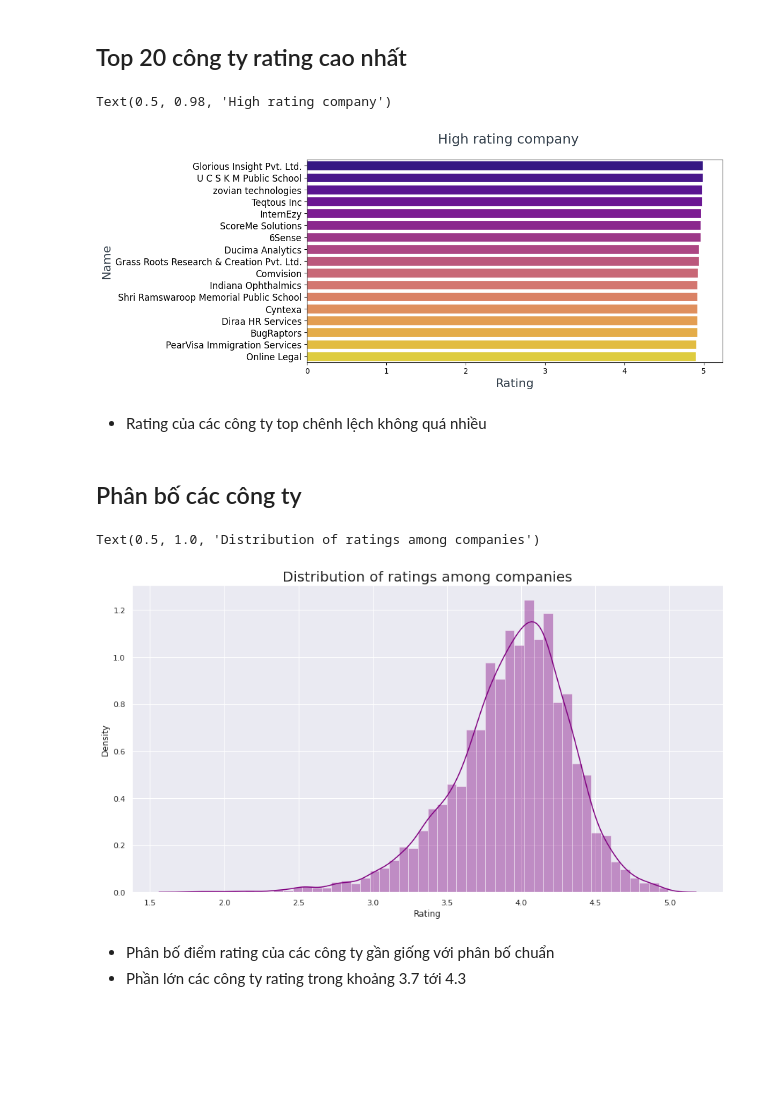
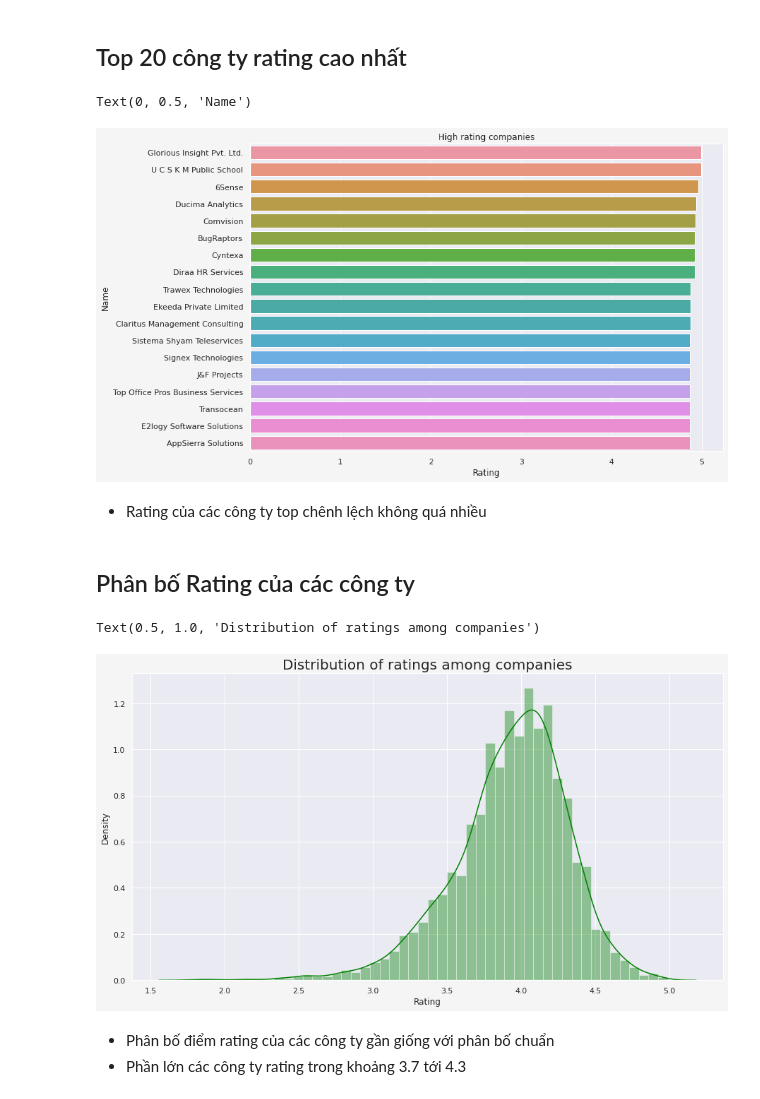
Before and after one commit to phuocleoceo/AmbitionBox-Rating, a Jupyter notebook: raw data/eda.ipynb, the cells around one changed output. Saved outputs shown, nothing was run; the diff lists cells and outputs as text; code cells hidden in the pictures; blank space fills up the shorter version.

```diff
--- a/raw data/eda.ipynb
+++ b/raw data/eda.ipynb
@@ -90,28 +123,32 @@ df.isna().mean().sort_values().plot(kind='barh', color='tab:blue')
 ## Top 20 công ty rating cao nhất
 # %%
 top20_company = df.sort_values(by='Rating', ascending=False)[:20]
-# %%
-fig, ax = plt.subplots(figsize=(10, 5), dpi=100)
-plt.yticks(size=12)
-sns.set(style="darkgrid")
-sns.barplot(data=top20_company, x='Rating', y='Name', palette='plasma')
-ax.set_xlabel('Rating', fontsize=16, color = '#333F4B')
-ax.set_ylabel('Name', fontsize=16, color = '#333F4B')
-fig.suptitle('High rating company',fontsize=18, color = '#333F4B')
-# %% [output]
-Text(0.5, 0.98, 'High rating company')
-[figure, removed]
+# %%
+
+plt.rcParams['figure.facecolor']='whitesmoke'
+
+topApply=df[['Name','Rating']].sort_values('Rating',ascending=False).head(20)
+
+plt.figure(figsize=(12,8))
+plt.rcParams['font.size']=20
+sns.barplot(x='Rating',y='Name',data=topApply)
+plt.title('High rating companies')
+plt.xlabel('Rating')
+plt.ylabel('Name')
+# %% [output]
+Text(0, 0.5, 'Name')
+[figure, added]
 # %% [markdown]
 - Rating của các công ty top chênh lệch không quá nhiều
 # %% [markdown]
-## Phân bố các công ty
+## Phân bố Rating của các công ty
 # %%
 fig, ax = plt.subplots(figsize = (15,8))
-sns.distplot(df['Rating'], color="purple")
+sns.distplot(df['Rating'], color="green")
 plt.title("Distribution of ratings among companies", size = 20)
 # %% [output]
 Text(0.5, 1.0, 'Distribution of ratings among companies')
-[figure, old version]
+[figure, new version]
 # %% [markdown]
 - Phân bố điểm rating của các công ty gần giống với phân bố chuẩn
 - Phần lớn các công ty rating trong khoảng 3.7 tới 4.3
```
Also changed, not shown: parts of 16 cells of this notebook.
